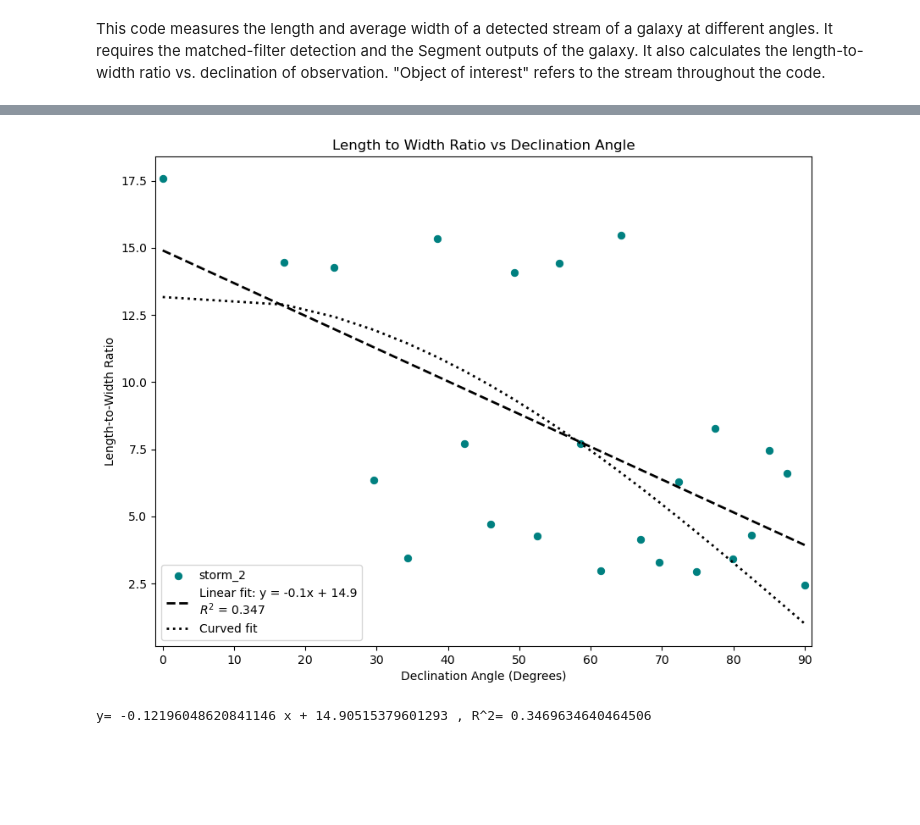
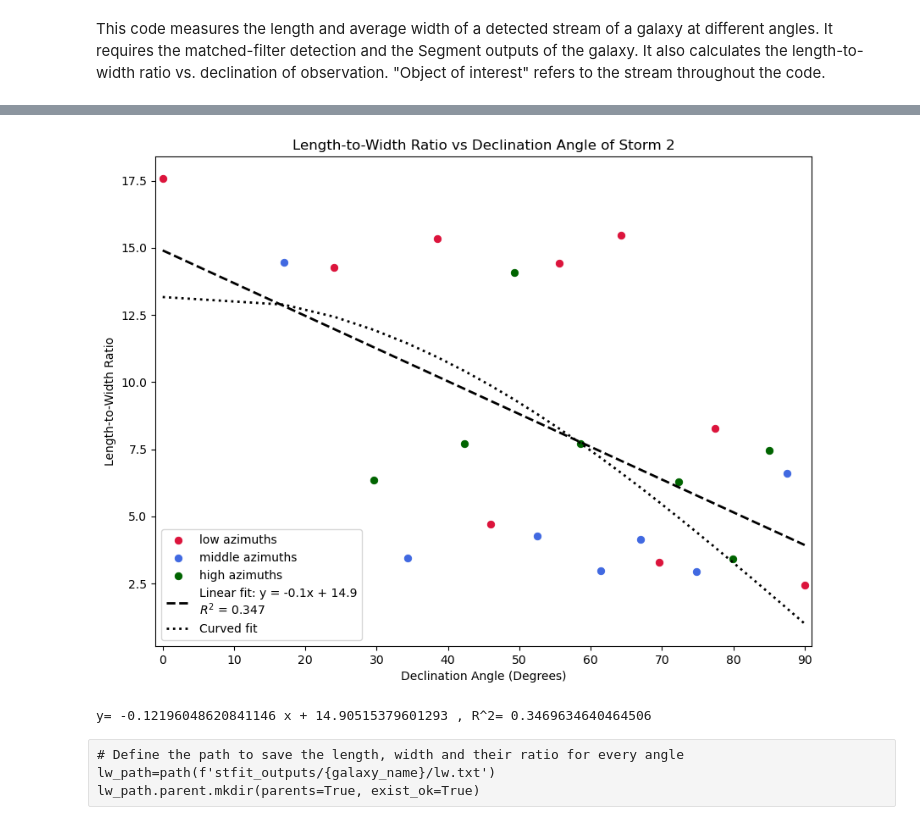
Before and after one commit to dimitra-giantsidi/galaxy-merging-angles, a Jupyter notebook: stream_analysis/stream_fitting.ipynb, the cells around one changed output, grey strips where cells are left out. Cells and saved outputs as stored; diff of their text form; code cells hidden in the pictures; blank space fills up the shorter version.

```diff
--- a/stream_analysis/stream_fitting.ipynb
+++ b/stream_analysis/stream_fitting.ipynb
@@ -19,8 +19,8 @@ import matplotlib as mpl
 from scipy.optimize import curve_fit
 # %%
 # enter the name of the galaxy, its matched-filter depth, distance and resolution, and desired number of angles
-box = 'rogue'
-gal_num = '5'
+box = 'storm'
+gal_num = '2'
 galaxy_name = f'{box}_{gal_num}'
 depth=26
 distance=2000
@@ -523,4 +517,9 @@ ratio_array = []
 # %%
+# define necessary values to be updated
+ratio = 0
+length_array = []
+width_array = []
+ratio_array = []
 current_rotation = 0
 
 for file in sorted(segmented_path.iterdir()):
@@ -532,6 +531,8 @@ for file in sorted(segmented_path.iterdir()):
         a = angles[1]
 
         # load the matched-filter detection output fits file
+        print(f'{file.name}')
+        print(f'mf_{galaxy_name}_d={d}_a={a}_pix=8000.fits')
         hdul = fits.open(f'{mf_catalogs_path}/mf_{galaxy_name}_d={d}_a={a}_pix=8000.fits')
         image_data = np.squeeze(hdul[0].data)
 
@@ -627,7 +628,7 @@ for file in sorted(segmented_path.iterdir()):
         current_cmap = copy.copy(mpl.colormaps['gray'])
         current_cmap.set_bad(color='black')
 
-        plt.imshow(image_data, extent=[-60,60,-60,60], cmap = current_cmap)
+        plt.imshow(image_data, extent=[-60,60,-60,60], cmap = current_cmap, vmin=0, vmax=10)
 
         length_array.append(total_dist)
         width_array.append(avg_width)
@@ -644,14 +645,15 @@ for file in sorted(segmented_path.iterdir()):
         #cbar.set_label('Stellar Density Level', rotation=270, labelpad=15)
 
         plt.gca().xaxis.set_visible(True)
-        plt.gca().yaxis.set_visible(False)
+        plt.gca().yaxis.set_visible(True)
 
         ax.invert_yaxis()
         stfit_path = path(f'stfit_outputs/{galaxy_name}/fitted/stfit_{galaxy_name}_fitted_d={d}_a={a}_pix={numpix}.png')
+        print(f'stfit_{galaxy_name}_fitted_d={d}_a={a}_pix={numpix}.png')
         stfit_path.parent.mkdir(parents=True, exist_ok=True)
         plt.savefig(f'{stfit_path}', dpi=300, bbox_inches='tight', transparent=True)
         plt.show()
         hdul.close()
 
-        current_orientation = current_orientation + 1
+        current_rotation = current_rotation + 1
 # %% [output]
@@ -811,10 +813,22 @@ def func_fit(theta, length, width):
 
     return ratio
 # %%
-# Plot and save the length-to-width ratio vs. declination graph with a linear and a curved fit
+# plot and save the length-to-width ratio vs. declination graph with a linear and a curved fit
 
 x = declination_array * 180 / (np.pi)
 y = ratio_array
+
+# hardcoded color-coding of three azimuthal bins
+azimuths = [0.0, 222.5, 85.0, 307.5, 170.0, 32.5, 255.0, 117.4, 339.9, 202.4, 64.9, 287.4, 149.9, 12.4, 234.9, 97.4, 319.9, 182.4, 44.9, 267.4, 129.8, 352.3, 214.8, 77.3]
+
+low_azimuth_declinations = [x[0], x[2], x[5], x[7], x[10], x[13], x[15], x[18], x[23]]
+low_y = [y[0], y[2], y[5], y[7], y[10], y[13], y[15], y[18], y[23]]
+
+mid_azimuth_declinations = [x[1], x[4], x[9], x[12], x[14], x[17], x[22]]
+mid_y = [y[1], y[4], y[9], y[12], y[14], y[17], y[22]]
+
+high_azimuth_declinations = [x[3], x[6], x[8], x[11], x[16], x[19], x[21]]
+high_y = [y[3], y[6], y[8], y[11], y[16], y[19], y[21]]
 
 p0 = np.array([22,1])
 popt, pcov = curve_fit(func_fit, x, y, p0)
@@ -822,34 +836,36 @@ our_plot = func_fit(x, popt[0], popt[1])
 
 m, b = np.polyfit(x, y, deg=1)
 y_pred = m * x + b
 
 r_matrix = np.corrcoef(x, y)
 r_value = r_matrix[0, 1]
 r_squared = r_value ** 2
 
 fig, ax = plt.subplots(figsize=(10, 7.5))
 
-ax.scatter(x, y, color='teal', linewidth=0.7, label=f'{galaxy_name}')
+ax.scatter(low_azimuth_declinations, low_y, color='crimson', linewidth=0.7, label='low azimuths')
+ax.scatter(mid_azimuth_declinations, mid_y, color='royalblue', linewidth=0.7, label='middle azimuths')
+ax.scatter(high_azimuth_declinations, high_y, color='darkgreen', linewidth=0.7, label='high azimuths')
 ax.plot(x, y_pred, color='black', linestyle='--', linewidth=2, \
         label=f'Linear fit: y = {m:.1f}x + {b:.1f}\n$R^2$ = {r_squared:.3f}')
 ax.plot(x, our_plot, color='black', linestyle=':', linewidth=2, \
         label=f'Curved fit')
 ax.set_xlim(left=-1, right=91)
 
 ax.set_xticks([0, 10, 20, 30, 40, 50, 60, 70, 80, 90])
 
 ax.set_xlabel("Declination Angle (Degrees)")
 ax.set_ylabel("Length-to-Width Ratio")
-ax.set_title("Length to Width Ratio vs Declination Angle")
+ax.set_title("Length-to-Width Ratio vs Declination Angle of Storm 2")
 
 ax.legend()
 
 ratio_v_angle_path=path(f'stfit_outputs/{galaxy_name}')
 ratio_v_angle_path.parent.mkdir(parents=True, exist_ok=True)
 
 plt.savefig(f'{ratio_v_angle_path}/lw_vs_dec.png', dpi=300, bbox_inches='tight', transparent=True)
 plt.show()
 print('y=', m, 'x +', b, ', R^2=', r_squared)
 # %% [output]
-[figure, old version]
+[figure, new version]
 y= -0.12196048620841146 x + 14.90515379601293 , R^2= 0.3469634640464506
@@ -860,3 +872,7 @@ lw_path.parent.mkdir(parents=True, exist_ok=True)
+# %% [raw]
+# Define the path to save the length, width and their ratio for every angle
+lw_path=path(f'stfit_outputs/{galaxy_name}/lw.txt')
+lw_path.parent.mkdir(parents=True, exist_ok=True)
 # %%
 # Save the length, width and their ratio for every angle
 if os.path.exists(lw_path):
```
Also changed, not shown: parts of 3 cells of this notebook.
